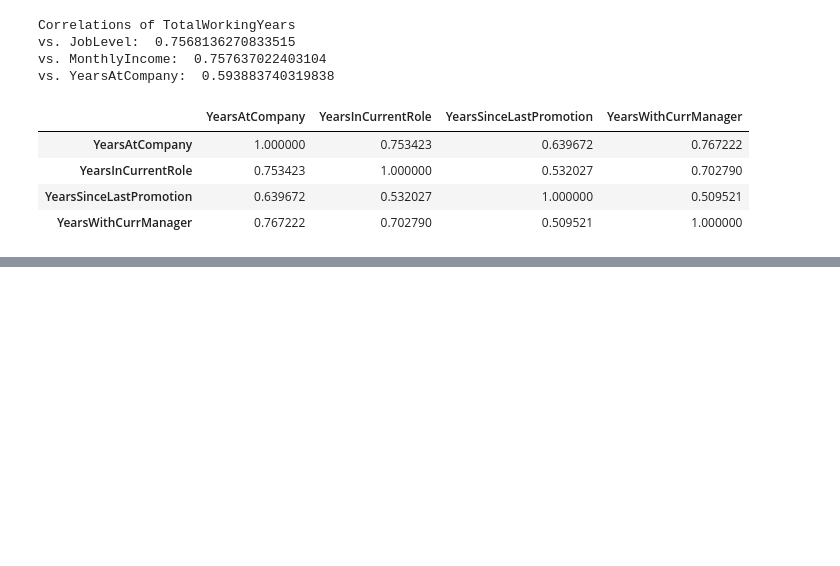
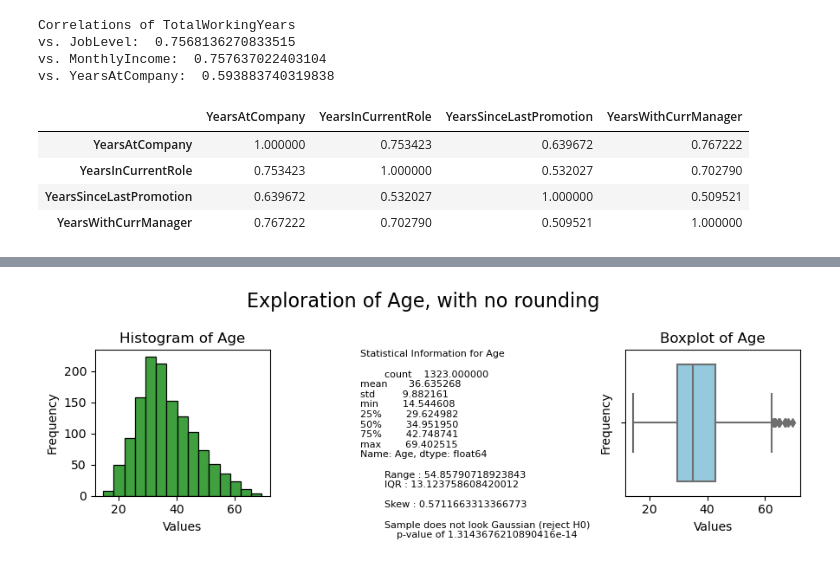
Before and after one commit to Lughaidh-w/Integrated_CA, a Jupyter notebook: Integrated CA2.ipynb, the cells around one changed output, grey strips where cells are left out. Cells and saved outputs as stored; diff of their text form; code cells hidden in the pictures; blank space fills up the shorter version.

```diff
--- a/Integrated CA2.ipynb
+++ b/Integrated CA2.ipynb
@@ -196,7 +304,7 @@ def boxplot(df, var, x_size=4, y_size=4, x_label="Values", y_label="Frequency",
 # printing statistical information out beside graph for analysis
 # could possibly leave out boxplot from this and look at box plots together
 
-def numerical_explore(df, var, bins=15):
+def numerical_explore(df, var, bins=15, title=""):
     # 15 as default bins in histogram function
 
     # copy dataframe
@@ -208,10 +316,17 @@ def numerical_explore(df, var, bins=15):
     if df1[var].isnull().sum() > 0 : print(f"{var} contains null values.")
 
     # 3 plots each for now
-    fig, axs = plt.subplots(1,3, figsize=(13, 5))
+    #fig, axs = plt.subplots(1,3, figsize=(13, 5))
+    fig, axs = plt.subplots(1,3, figsize=(9, 3))
 
     # title
-    fig.suptitle(f"Exploration of {var}", fontsize=16)
+    if len(title) > 1:
+        title = ", " + title
+
+    fig.suptitle(f"Exploration of {var}{title}", fontsize=16)
+
+
+    ### could do a table of results ###
 
 
     ### choose here if numeric or categorical
@@ -252,13 +367,13 @@ def numerical_explore(df, var, bins=15):
 
 
         # statistical information axis
-        axs[1].text(0,1, statistics, ha="left", va="top")
+        axs[1].text(0,1, statistics, ha="left", va="top", fontsize=8)
         axs[1].axis("off")
 
         # boxplot
         axs[2] = boxplot(df1, var, ax=axs[2])
 
-
+    # this doesn't check any other condition as it's only two types of data being passed through this func
     else: # pd.api.types.is_categorical_dtype(df[var]):
         # possibly desc stats here too
         #print(f"{var} is categorical")
@@ -272,7 +387,7 @@ def numerical_explore(df, var, bins=15):
 
 
         # statistical information axis
-        axs[1].text(0,1, statistics, ha="left", va="top")
+        axs[1].text(0,1, statistics, ha="left", va="top", fontsize=8)
         axs[1].axis("off")
 
         # setting ax to blank
@@ -602,0 +752,4 @@ df.iloc[:,-4:].corr()
+# %%
+numerical_explore(df, "Age", title="with no rounding")
+# %% [output]
+[figure, added]
```
Also changed, not shown: parts of 247 cells of this notebook, 2 other files.
